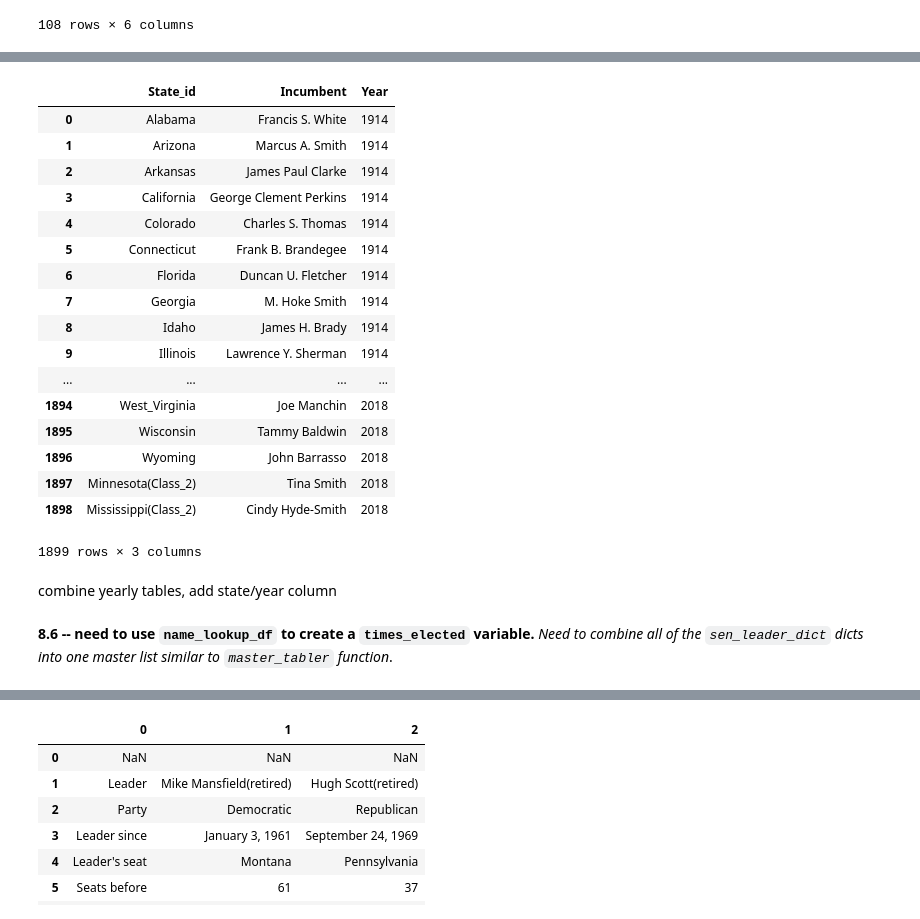
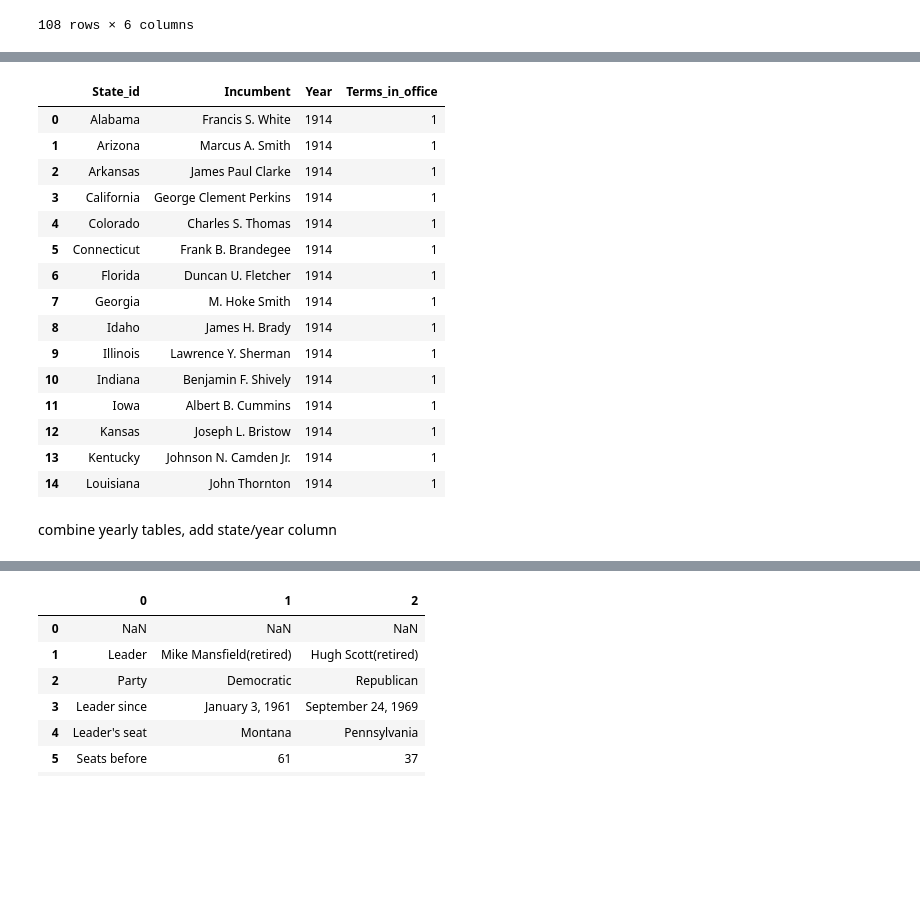
Before and after one commit to dfuller22/US_Senate_Election_Predictor, a Jupyter notebook: PlayG2.ipynb, the cells around one changed output, grey strips where cells are left out. Cells and saved outputs as stored; diff of their text form; code cells hidden in the pictures; blank space fills up the shorter version.

```diff
--- a/PlayG2.ipynb
+++ b/PlayG2.ipynb
@@ -274,25 +374,21 @@ Key to pull:2008
 # %%
-display(name_lookup_df.head(10))
+display(name_lookup_df.head(15))
 # %% [output]
-|  | State_id | Incumbent | Year |
-| 0 | Alabama | Francis S. White | 1914 |
-| 1 | Arizona | Marcus A. Smith | 1914 |
-| 2 | Arkansas | James Paul Clarke | 1914 |
-| 3 | California | George Clement Perkins | 1914 |
-| 4 | Colorado | Charles S. Thomas | 1914 |
-| 5 | Connecticut | Frank B. Brandegee | 1914 |
-| 6 | Florida | Duncan U. Fletcher | 1914 |
-| 7 | Georgia | M. Hoke Smith | 1914 |
-| 8 | Idaho | James H. Brady | 1914 |
-| 9 | Illinois | Lawrence Y. Sherman | 1914 |
-| ... | ... | ... | ... |
-| 1894 | West_Virginia | Joe Manchin | 2018 |
-| 1895 | Wisconsin | Tammy Baldwin | 2018 |
-| 1896 | Wyoming | John Barrasso | 2018 |
-| 1897 | Minnesota(Class_2) | Tina Smith | 2018 |
-| 1898 | Mississippi(Class_2) | Cindy Hyde-Smith | 2018 |
+|  | State_id | Incumbent | Year | Terms_in_office |
+| 0 | Alabama | Francis S. White | 1914 | 1 |
+| 1 | Arizona | Marcus A. Smith | 1914 | 1 |
+| 2 | Arkansas | James Paul Clarke | 1914 | 1 |
+| 3 | California | George Clement Perkins | 1914 | 1 |
+| 4 | Colorado | Charles S. Thomas | 1914 | 1 |
+| 5 | Connecticut | Frank B. Brandegee | 1914 | 1 |
+| 6 | Florida | Duncan U. Fletcher | 1914 | 1 |
+| 7 | Georgia | M. Hoke Smith | 1914 | 1 |
+| 8 | Idaho | James H. Brady | 1914 | 1 |
+| 9 | Illinois | Lawrence Y. Sherman | 1914 | 1 |
+| 10 | Indiana | Benjamin F. Shively | 1914 | 1 |
+| 11 | Iowa | Albert B. Cummins | 1914 | 1 |
+| 12 | Kansas | Joseph L. Bristow | 1914 | 1 |
+| 13 | Kentucky | Johnson N. Camden Jr. | 1914 | 1 |
+| 14 | Louisiana | John Thornton | 1914 | 1 |
-1899 rows × 3 columns
 # %% [markdown]
 combine yearly tables, add state/year column
-# %% [markdown]
-**8.6 -- need to use `name_lookup_df` to create a `times_elected` variable.** *Need to combine all of the `sen_leader_dict` dicts into one master list similar to `master_tabler` function*.
```
Also changed, not shown: parts of 13 cells of this notebook, 1 other file.
